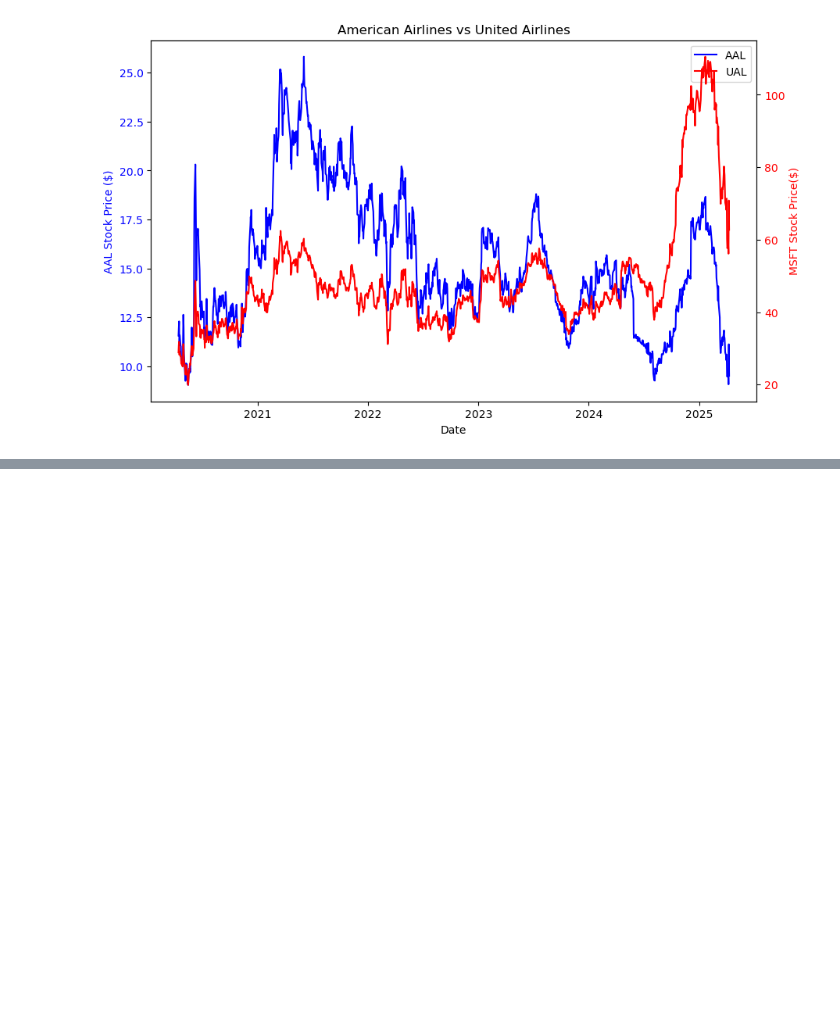
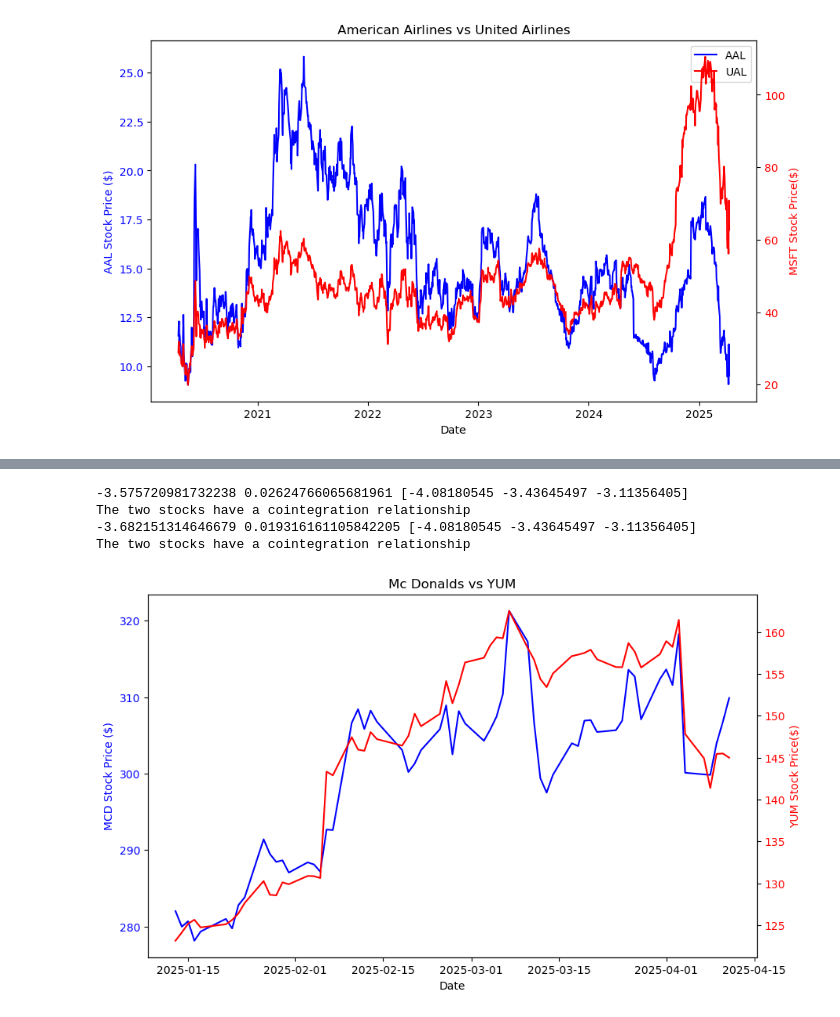
Before and after one commit to calendar3450/MDPProject, a Jupyter notebook: Yahoo API stock price.ipynb, the cells around one changed output, grey strips where cells are left out. Saved outputs shown, nothing was run; the diff lists cells and outputs as text; code cells hidden in the pictures; blank space fills up the shorter version.

```diff
--- a/Yahoo API stock price.ipynb
+++ b/Yahoo API stock price.ipynb
@@ -340 +402,64 @@ CAT vs DE: p-value = 0.7809
 → CAT와 DE는 p_value >= 0.05 (공적분 관계 미확인)입니다.
+# %%
+MCDTicker = yf.Ticker("MCD")
+MCDData = MCDTicker.history(period="3mo", interval="1d")
+
+YUMTicker = yf.Ticker("YUM")
+YUMData = YUMTicker.history(period="3mo", interval="1d")
+
+dfPair4 = pd.DataFrame({
+    "MCD": MCDData["Close"],
+    "YUM": YUMData["Close"]
+})
+
+dfPair4.dropna(inplace=True)
+
+coint_stat, p_value, crit_values = coint(dfPair4['MCD'],dfPair4['YUM'])
+print(coint_stat,p_value,crit_values)
+
+if p_value < 0.05:
+    print('The two stocks have a cointegration relationship')
+else:
+    print('The two stocks do not have a cointegration relationship')
+
+
+dfPair4['MCD_log'] = np.log(dfPair4['MCD'])
+dfPair4['YUM_log'] = np.log(dfPair4['YUM'])
+
+coint_stat_log, p_value_log, crit_values_log = coint(dfPair4['MCD_log'], dfPair4['YUM_log'])
+
+
+print(coint_stat_log,p_value_log,crit_values_log)
+
+if p_value_log < 0.05:
+    print('The two stocks have a cointegration relationship')
+else:
+    print('The two stocks do not have a cointegration relationship')
+# %% [output]
+-3.575720981732238 0.02624766065681961 [-4.08180545 -3.43645497 -3.11356405]
+The two stocks have a cointegration relationship
+-3.682151314646679 0.019316161105842205 [-4.08180545 -3.43645497 -3.11356405]
+The two stocks have a cointegration relationship
+# %%
+fig, ax7 = plt.subplots(figsize =(10,6))
+
+ax7.plot(MCDData.index, MCDData["Close"], color = 'blue', label = "MCD")
+ax7.set_xlabel("Date")
+ax7.set_ylabel("MCD Stock Price ($)", color = "blue")
+ax7.tick_params(axis='y', labelcolor='blue')
+
+ax8 = ax7.twinx()
+
+ax8.plot(YUMData.index,YUMData['Close'], color = 'red', label = 'YUM')
+ax8.set_xlabel("Date")
+ax8.set_ylabel("YUM Stock Price($)", color = 'red')
+ax8.tick_params(axis='y',labelcolor='red')
+
+lines7, labels7 = ax7.get_legend_handles_labels()
+lines8, labels8 = ax8.get_legend_handles_labels()
+ax5.legend(lines7 + lines8, labels7+ labels8)
+
+plt.title("Mc Donalds vs YUM")
+plt.show()
+# %% [output]
+[figure, added]
```
Also changed, not shown: parts of 14 cells of this notebook.
